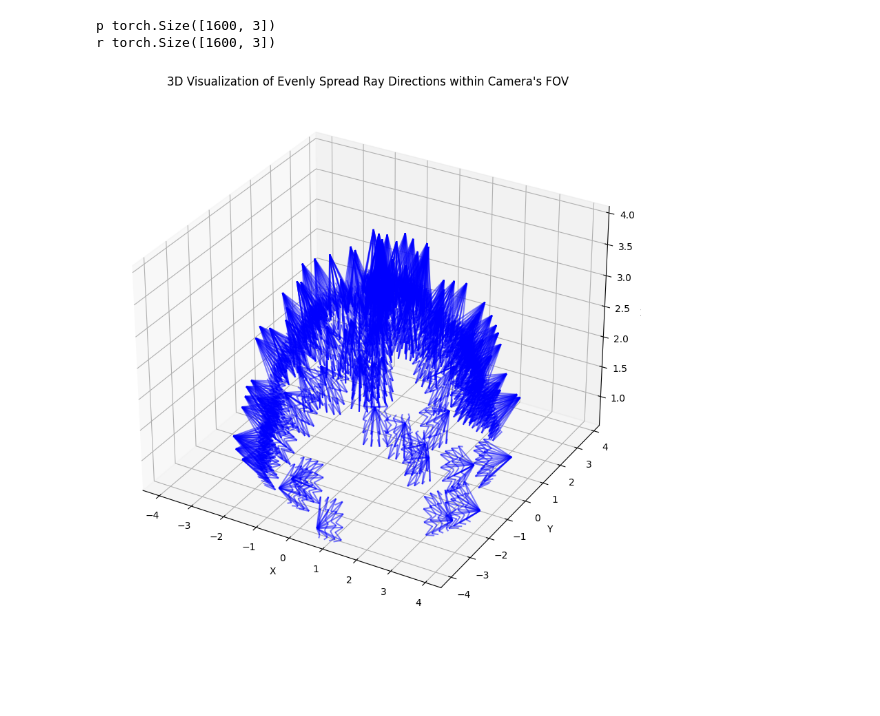
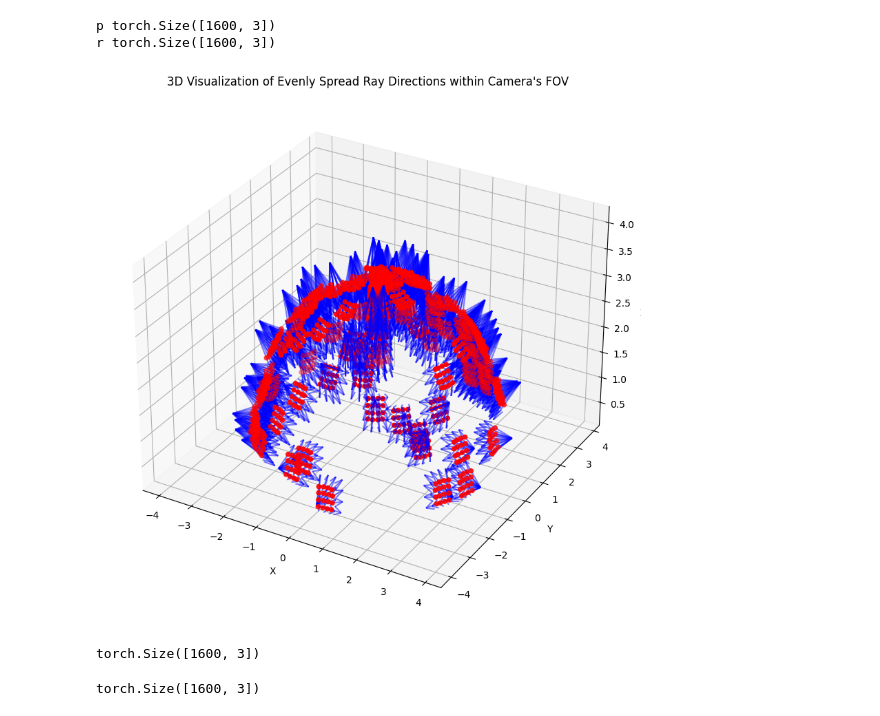
Before and after one commit to DanJbk/Plenoxels, a Jupyter notebook: notebooks/development.ipynb, the cells around one changed output. Drawn from its saved outputs; the diff is of its cells as text; code cells hidden in the pictures; blank space fills up the shorter version.

```diff
--- a/notebooks/development.ipynb
+++ b/notebooks/development.ipynb
@@ -74,7 +74,7 @@ def visulize_rays(ray_directions, camera_positions):
     plt.grid()
     plt.show()
 
-def visualize_rays_3d(ray_directions, camera_positions):
+def visualize_rays_3d(ray_directions, camera_positions, scatter_data=None):
     fig = plt.figure(figsize=(10, 10))
     ax = fig.add_subplot(111, projection='3d')
 
@@ -87,37 +87,58 @@ def visualize_rays_3d(ray_directions, camera_positions):
         ax.quiver(origin_x[i], origin_y[i], origin_z[i],
                   ray_directions[i, 0], ray_directions[i, 1], ray_directions[i, 2],
                   color='b', alpha=0.5)
+
+    if not scatter_data is None:
+        scatter_x = scatter_data[:, 0]
+        scatter_y = scatter_data[:, 1]
+        scatter_z = scatter_data[:, 2]
+        ax.scatter(scatter_x, scatter_y, scatter_z, c='r', marker='o')
 
     ax.set_xlabel('X')
     ax.set_ylabel('Y')
     ax.set_zlabel('Z')
     ax.set_title("3D Visualization of Evenly Spread Ray Directions within Camera's FOV")
     plt.show()
 
 data_folder = "D:\9.programming\Plenoxels\data"
 object_folders = ['chair', 'drums', 'ficus', 'hotdog', 'lego', 'materials', 'mic', 'ship']
 
 with open(f"{data_folder}/{object_folders[0]}/transforms_train.json", "r") as f:
     data = json.load(f)
 
 number_of_rays = 16
 ray_directions = torch.zeros([])
 camera_positions = torch.zeros([])
 for i in range(len(data["frames"])):
     transform_matrix, rotation, file_path, camera_angle_x = get_data_from_index(data, i)
 
     # current_ray_directions = transform_matrix[:3, 2].unsqueeze(0)* -1
     # camera_positions = transform_matrix[:3, 3].unsqueeze(0) if len(camera_positions.shape) == 0 else torch.cat([camera_positions, transform_matrix[:3, 3].unsqueeze(0)], 0)
 
     current_ray_directions = generate_rays(number_of_rays, transform_matrix, camera_angle_x, even_spread=True)
     ray_directions = current_ray_directions if len(ray_directions.shape) == 0 else torch.cat([ray_directions, current_ray_directions], 0)
     camera_positions = transform_matrix[:3, 3].unsqueeze(0).repeat(number_of_rays,1) if len(camera_positions.shape) == 0 else torch.cat([camera_positions, transform_matrix[:3, 3].unsqueeze(0).repeat(number_of_rays,1)], 0)
 
+samples = camera_positions + ray_directions*delta_step
+
 print("p",camera_positions.shape)
 print("r",ray_directions.shape)
 
-visualize_rays_3d(ray_directions, camera_positions)
+visualize_rays_3d(ray_directions, camera_positions, samples)
 # %% [output]
 p torch.Size([1600, 3])
 r torch.Size([1600, 3])
-[figure, old version]
+[figure, new version]
+# %%
+# ray_directions
+# camera_positions
+num_samples = 40
+delta_step = 0.6
+samples = camera_positions + ray_directions*delta_step
+samples.shape# torch.arange(num_samples)*delta_step
+# %% [output]
+torch.Size([1600, 3])
+# %%
+(camera_positions + ray_directions)
+# %% [output]
+torch.Size([1600, 3])
```
Also changed, not shown: 1 other file.
